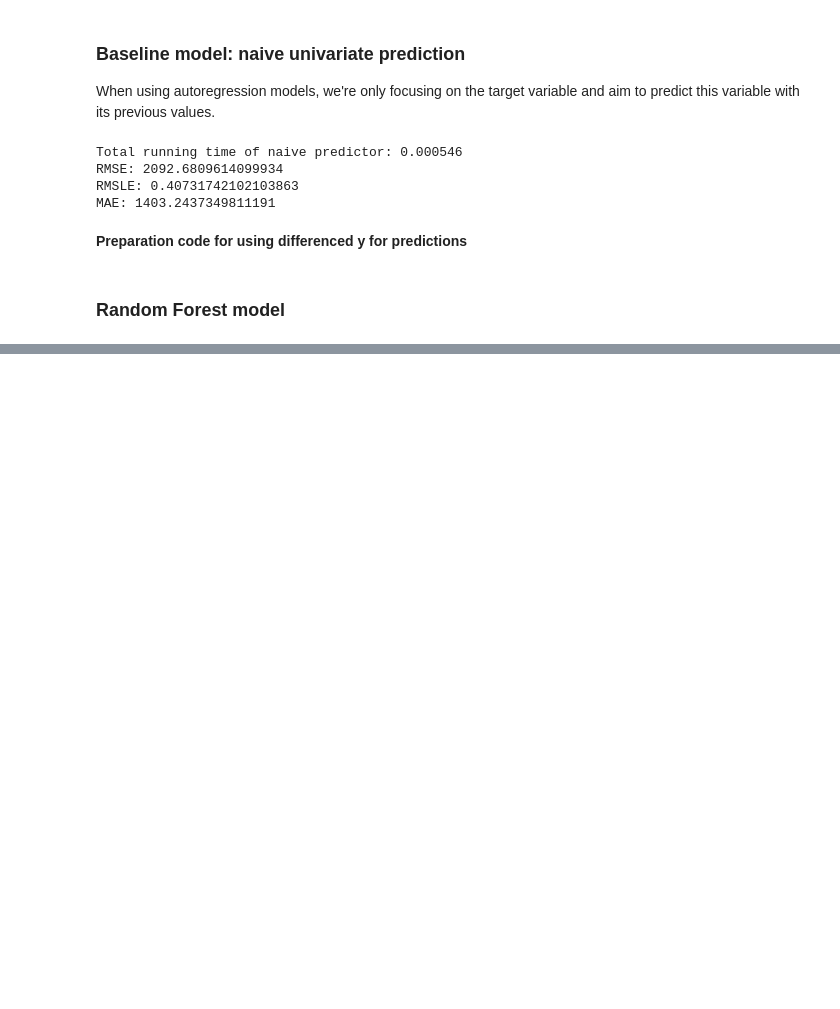
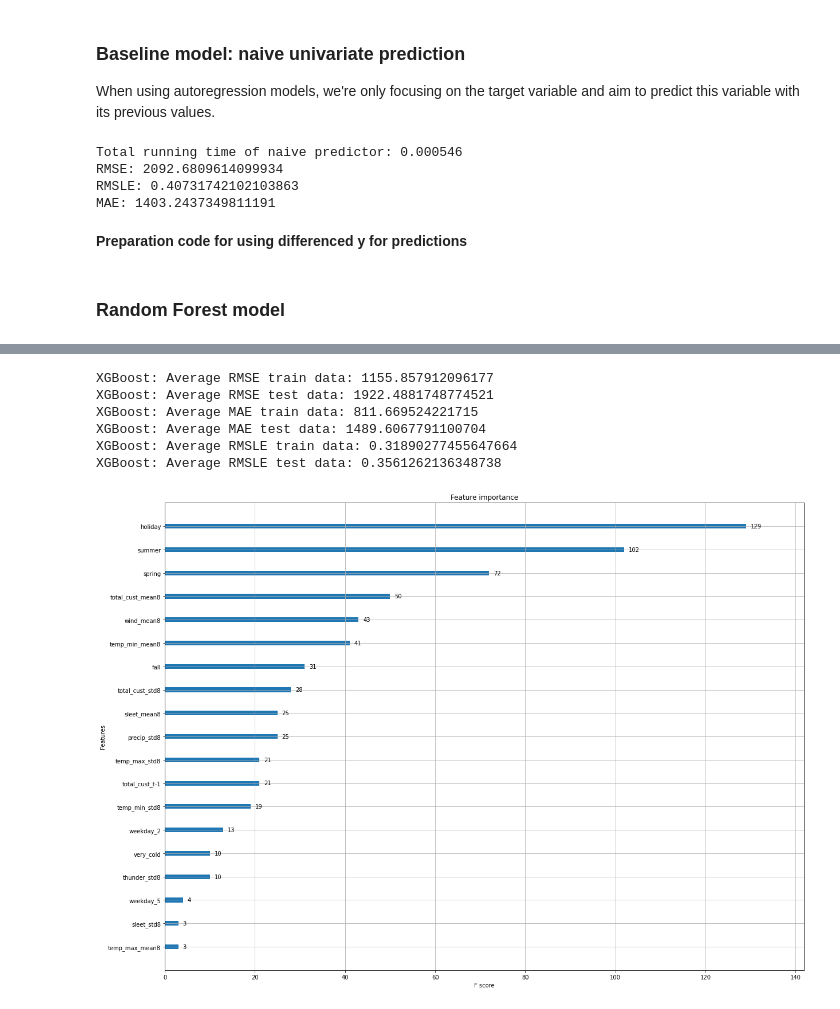
Before and after one commit to SamuelWanjiru/Bike-sharing-forecast, a Jupyter notebook: BikeSharing.ipynb, the cells around one changed output, grey strips where cells are left out. Cells and saved outputs as stored; diff of their text form; code cells hidden in the pictures; blank space fills up the shorter version.

```diff
--- a/BikeSharing.ipynb
+++ b/BikeSharing.ipynb
@@ -1535,0 +2585,11 @@ NameError: ignored
+# %%
+# Saving the best XGB model
+pickle.dump(gs_xgb.best_estimator_, open('xgboost.sav', 'wb'))
+
+# change the keys of the best_params dictionary to allow it to be used for the final model
+fix_best_params_xgb = {key[7:]: val for key, val in gs_xgb.best_params_.items()}
+
+print(fix_best_params_xgb)
+
+# fit the randomforestregressor with the best_params as hyperparameters
+model_xgb_tuned = xgb.XGBRegressor(**fix_best_params_xgb)
@@ -1535,0 +2634,53 @@ NameError: ignored
+# %%
+# root mean squared error
+print('XGBoost: Average RMSE train data:',
+      sum([np.sqrt(-1 * x) for x in scores_xgb_tuned['train_neg_mean_squared_error']])/len(scores_xgb_tuned['train_neg_mean_squared_error']))
+print('XGBoost: Average RMSE test data:',
+      sum([np.sqrt(-1 * x) for x in scores_xgb_tuned['test_neg_mean_squared_error']])/len(scores_xgb_tuned['test_neg_mean_squared_error']))
+
+# mean absolute error
+print('XGBoost: Average MAE train data:',
+      sum([(-1 * x) for x in scores_xgb_tuned['train_neg_mean_absolute_error']])/len(scores_xgb_tuned['train_neg_mean_absolute_error']))
+print('XGBoost: Average MAE test data:',
+      sum([(-1 * x) for x in scores_xgb_tuned['test_neg_mean_absolute_error']])/len(scores_xgb_tuned['test_neg_mean_absolute_error']))
+
+# root mean squared log error
+print('XGBoost: Average RMSLE train data:',
+      sum([np.sqrt(-1 * x) for x in scores_xgb_tuned['train_neg_mean_squared_log_error']])/len(scores_xgb_tuned['train_neg_mean_squared_log_error']))
+print('XGBoost: Average RMSLE test data:',
+      sum([np.sqrt(-1 * x) for x in scores_xgb_tuned['test_neg_mean_squared_log_error']])/len(scores_xgb_tuned['test_neg_mean_squared_log_error']))
+# %% [output]
+XGBoost: Average RMSE train data: 1155.857912096177
+XGBoost: Average RMSE test data: 1922.4881748774521
+XGBoost: Average MAE train data: 811.669524221715
+XGBoost: Average MAE test data: 1489.6067791100704
+XGBoost: Average RMSLE train data: 0.31890277455647664
+XGBoost: Average RMSLE test data: 0.3561262136348738
+# %%
+# map the feature importances to the feature names
+xgb_feats = X.columns
+xgb_feats_dict = defaultdict()
+count = 0
+
+for item in xgb_feats:
+    xgb_feats_dict['f'+str(count)] = item
+    count += 1
+# %%
+# Plot feature importance
+fig, ax = plt.subplots(figsize=(20, 15))
+xgb.plot_importance(model_xgb_tuned, importance_type='weight', ax=ax)
+
+# rename the y axis labels to the actual feature names
+locs, labels = plt.yticks()
+
+new_names = []
+for item in labels:
+    for key, name in xgb_feats_dict.items():
+        if key == item.get_text():
+            new_names.append(name)
+
+ax.set_yticklabels(new_names);
+
+plt.show()
+# %% [output]
+[figure, added]
```
Also changed, not shown: parts of 77 cells of this notebook.
